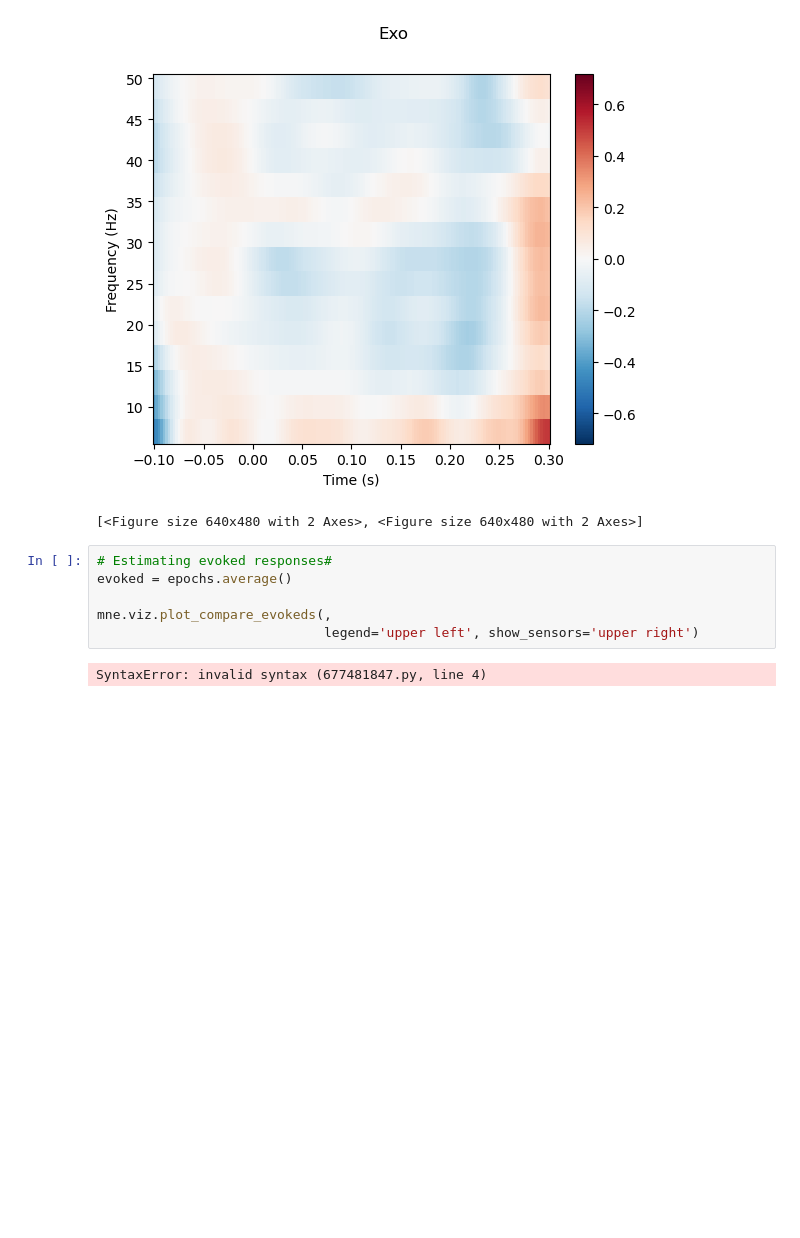
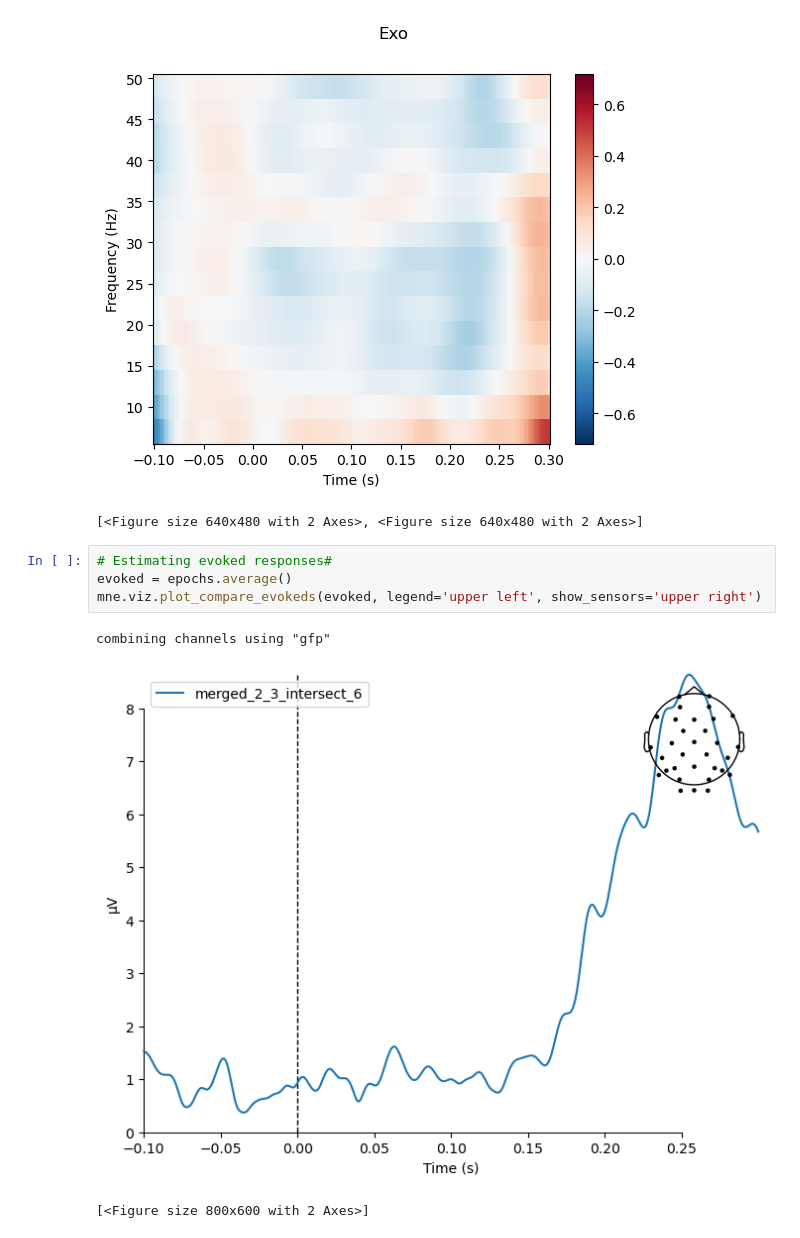
Before and after one commit to Shawnzty/tACS-Attention, a Jupyter notebook: processing/eeg_overview.ipynb, the cells around one changed output. Cells and saved outputs as stored; diff of their text form; blank space fills up the shorter version.

```diff
--- a/processing/eeg_overview.ipynb
+++ b/processing/eeg_overview.ipynb
@@ -282,8 +282,8 @@ Applying baseline correction (mode: logratio)
 # %%
 # Estimating evoked responses#
 evoked = epochs.average()
-
-mne.viz.plot_compare_evokeds(,
-                             legend='upper left', show_sensors='upper right')
+mne.viz.plot_compare_evokeds(evoked, legend='upper left', show_sensors='upper right')
 # %% [output]
-SyntaxError: invalid syntax (677481847.py, line 4)
+combining channels using "gfp"
+[figure, added]
+[<Figure size 800x600 with 2 Axes>]
```
